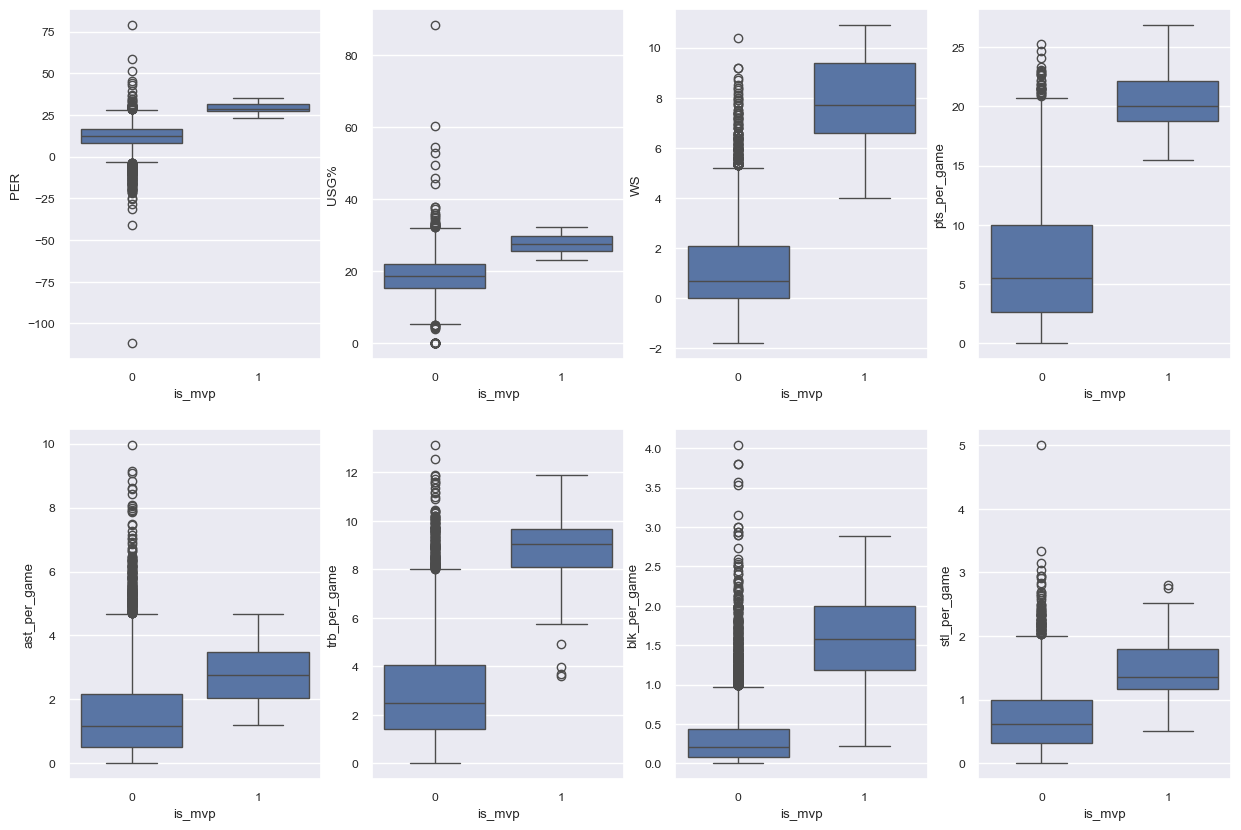
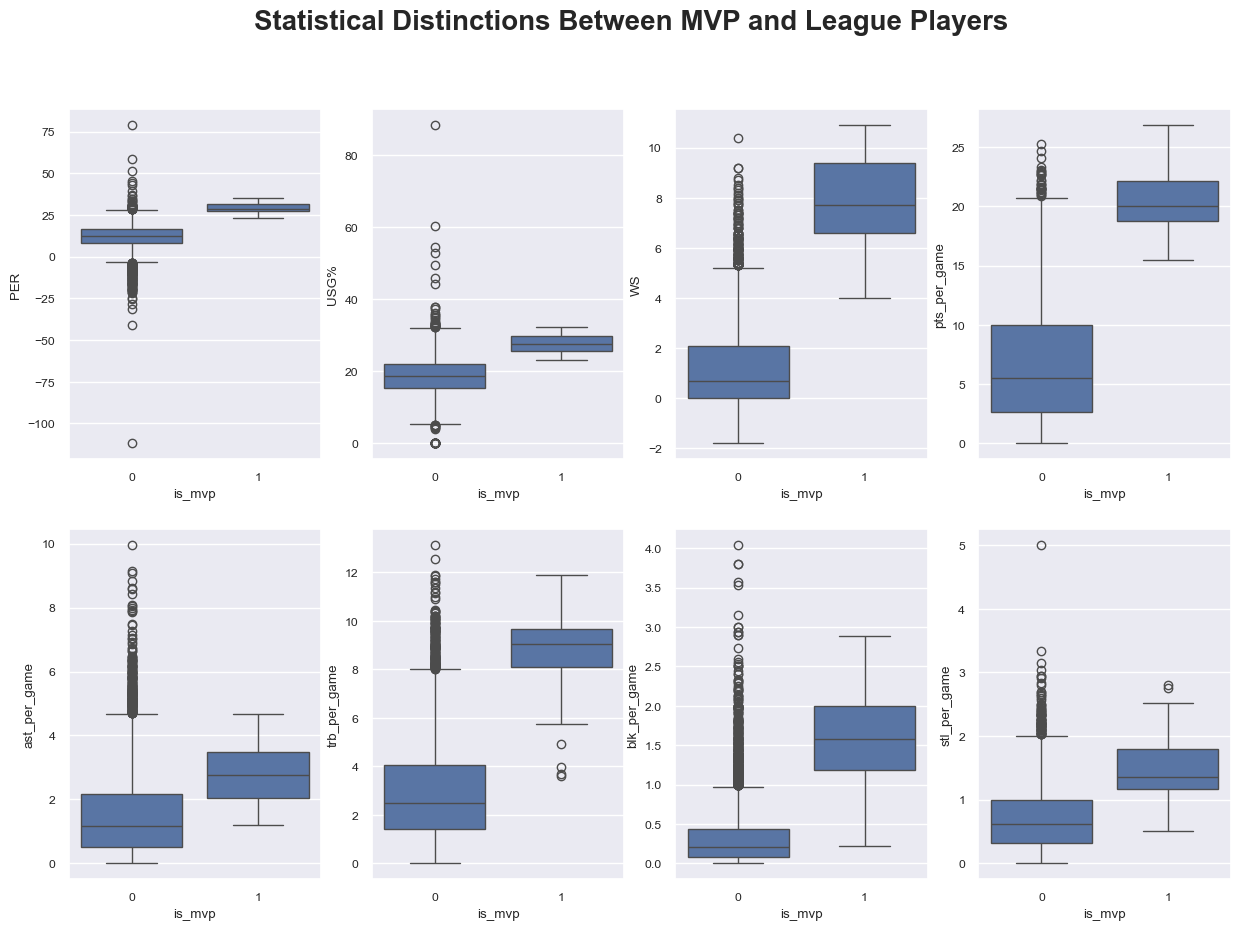
Unified diff of the notebook cell whose output changed from the first chart to the second:
--- before
+++ after
@@ -48,4 +48,4 @@
     ax=axes[1,3]
 )
-
+fig.suptitle('Statistical Distinctions Between MVP and League Players', fontsize=20, fontweight='bold')
 plt.show()

Commit: enganced plots